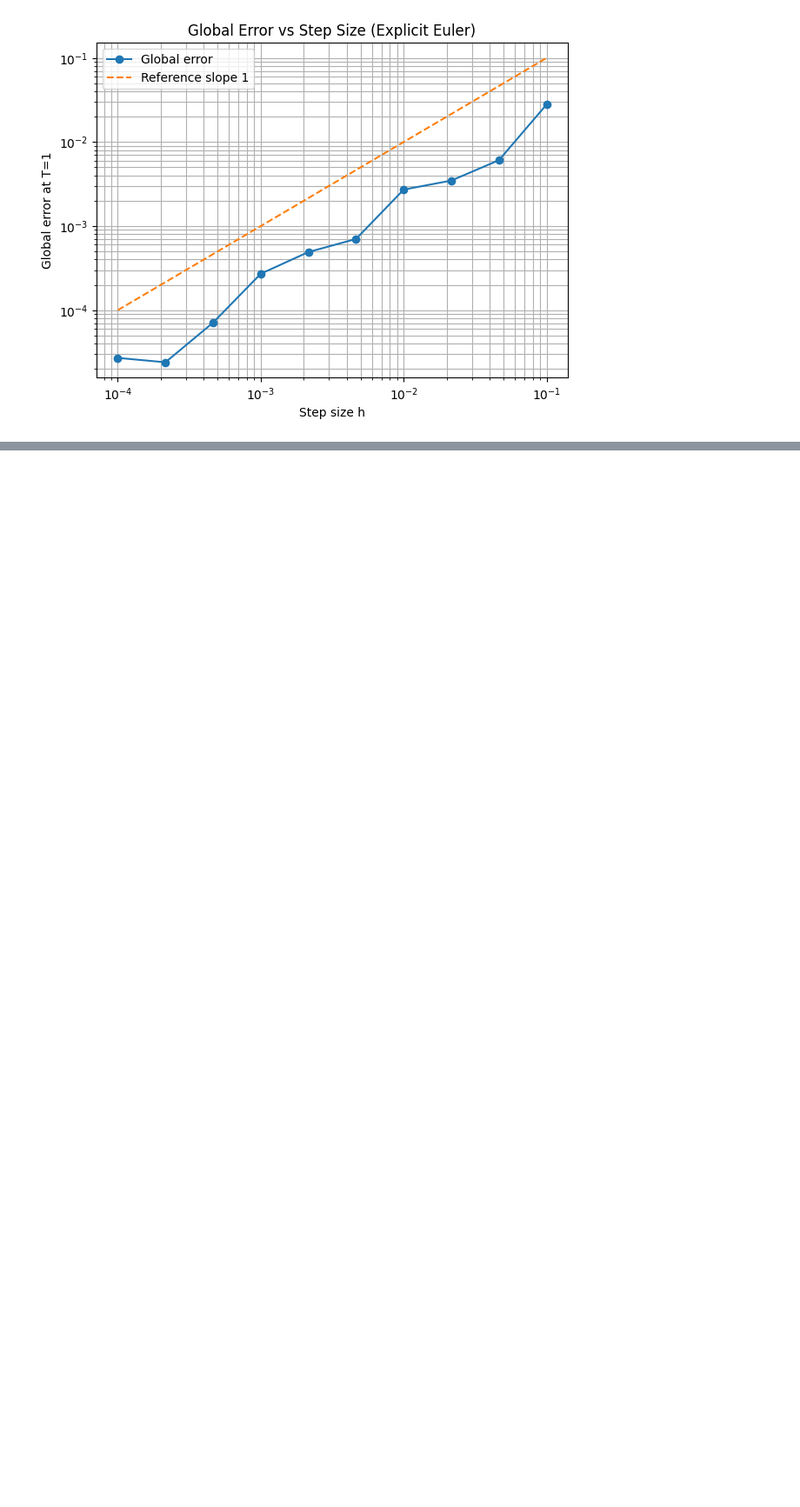
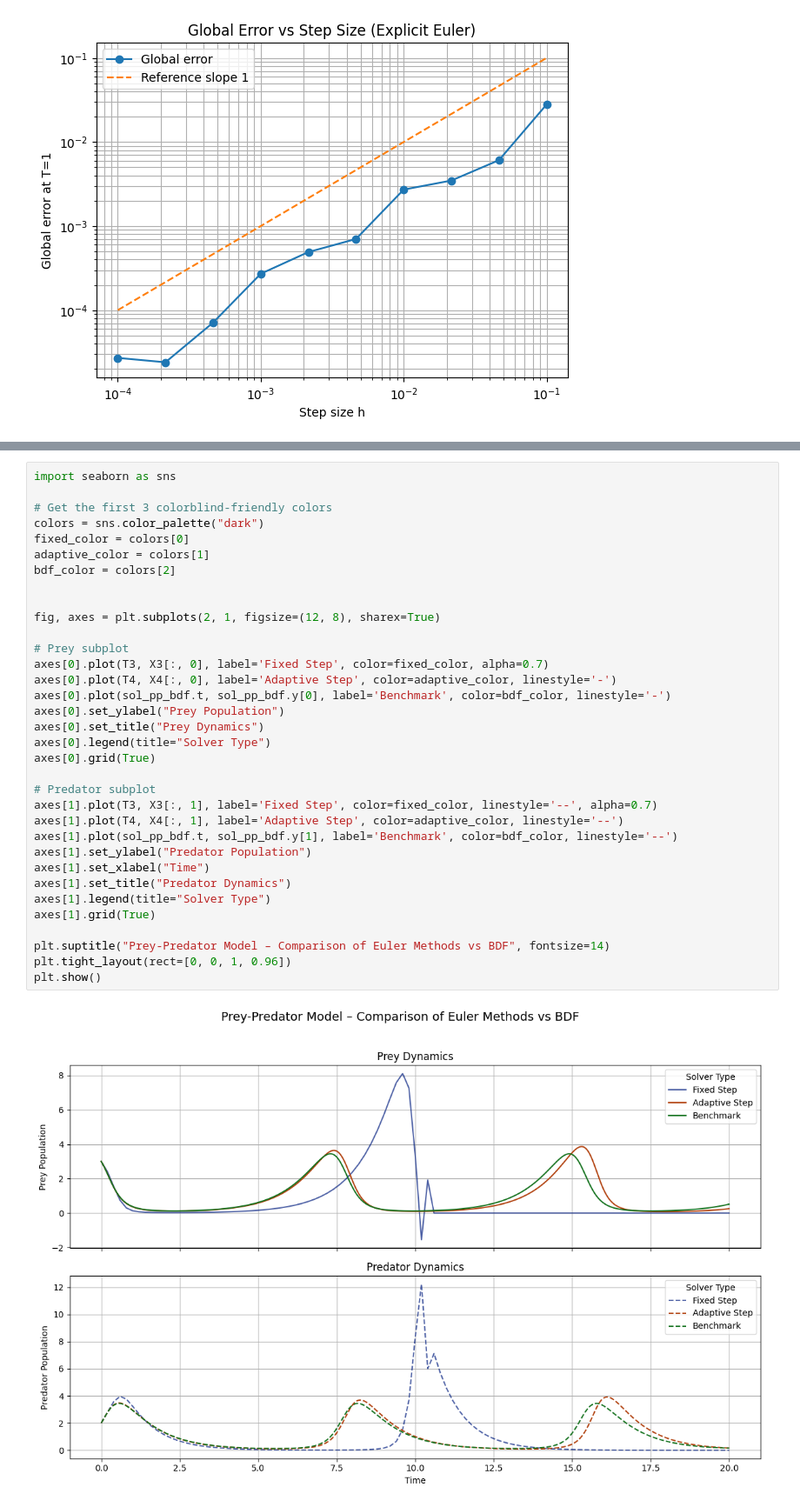
Before and after one commit to EstherCon0/SciComDiff, a Jupyter notebook: Exam.ipynb, the cells around one changed output, grey strips where cells are left out. Shown at 87% size. Drawn from its saved outputs; the diff is of its cells as text; blank space fills up the shorter version.

```diff
--- a/Exam.ipynb
+++ b/Exam.ipynb
@@ -637,0 +1111,36 @@ plt.show()
+# %%
+import seaborn as sns
+
+# Get the first 3 colorblind-friendly colors
+colors = sns.color_palette("dark")
+fixed_color = colors[0]
+adaptive_color = colors[1]
+bdf_color = colors[2]
+
+
+fig, axes = plt.subplots(2, 1, figsize=(12, 8), sharex=True)
+
+# Prey subplot
+axes[0].plot(T3, X3[:, 0], label='Fixed Step', color=fixed_color, alpha=0.7)
+axes[0].plot(T4, X4[:, 0], label='Adaptive Step', color=adaptive_color, linestyle='-')
+axes[0].plot(sol_pp_bdf.t, sol_pp_bdf.y[0], label='Benchmark', color=bdf_color, linestyle='-')
+axes[0].set_ylabel("Prey Population")
+axes[0].set_title("Prey Dynamics")
+axes[0].legend(title="Solver Type")
+axes[0].grid(True)
+
+# Predator subplot
+axes[1].plot(T3, X3[:, 1], label='Fixed Step', color=fixed_color, linestyle='--', alpha=0.7)
+axes[1].plot(T4, X4[:, 1], label='Adaptive Step', color=adaptive_color, linestyle='--')
+axes[1].plot(sol_pp_bdf.t, sol_pp_bdf.y[1], label='Benchmark', color=bdf_color, linestyle='--')
+axes[1].set_ylabel("Predator Population")
+axes[1].set_xlabel("Time")
+axes[1].set_title("Predator Dynamics")
+axes[1].legend(title="Solver Type")
+axes[1].grid(True)
+
+plt.suptitle("Prey-Predator Model – Comparison of Euler Methods vs BDF", fontsize=14)
+plt.tight_layout(rect=[0, 0, 1, 0.96])
+plt.show()
+# %% [output]
+[figure, added]
```
Also changed, not shown: parts of 10 cells of this notebook.
